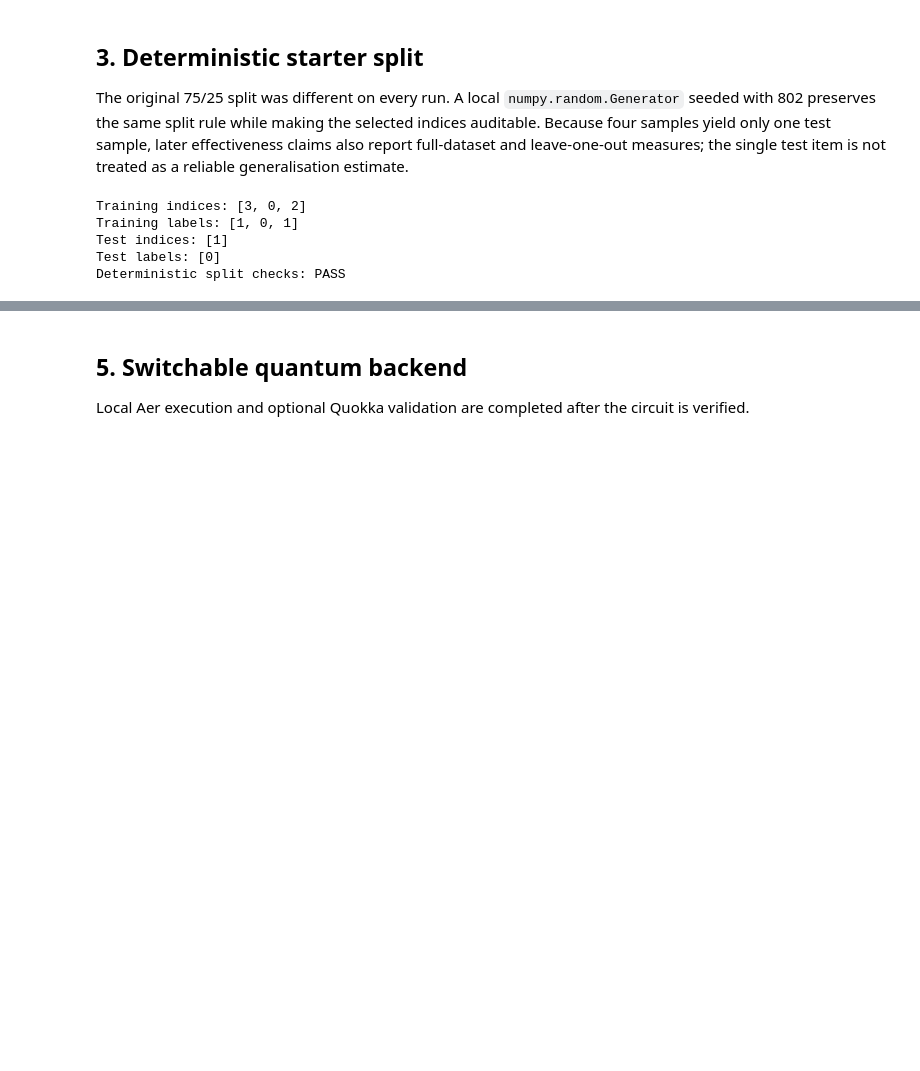
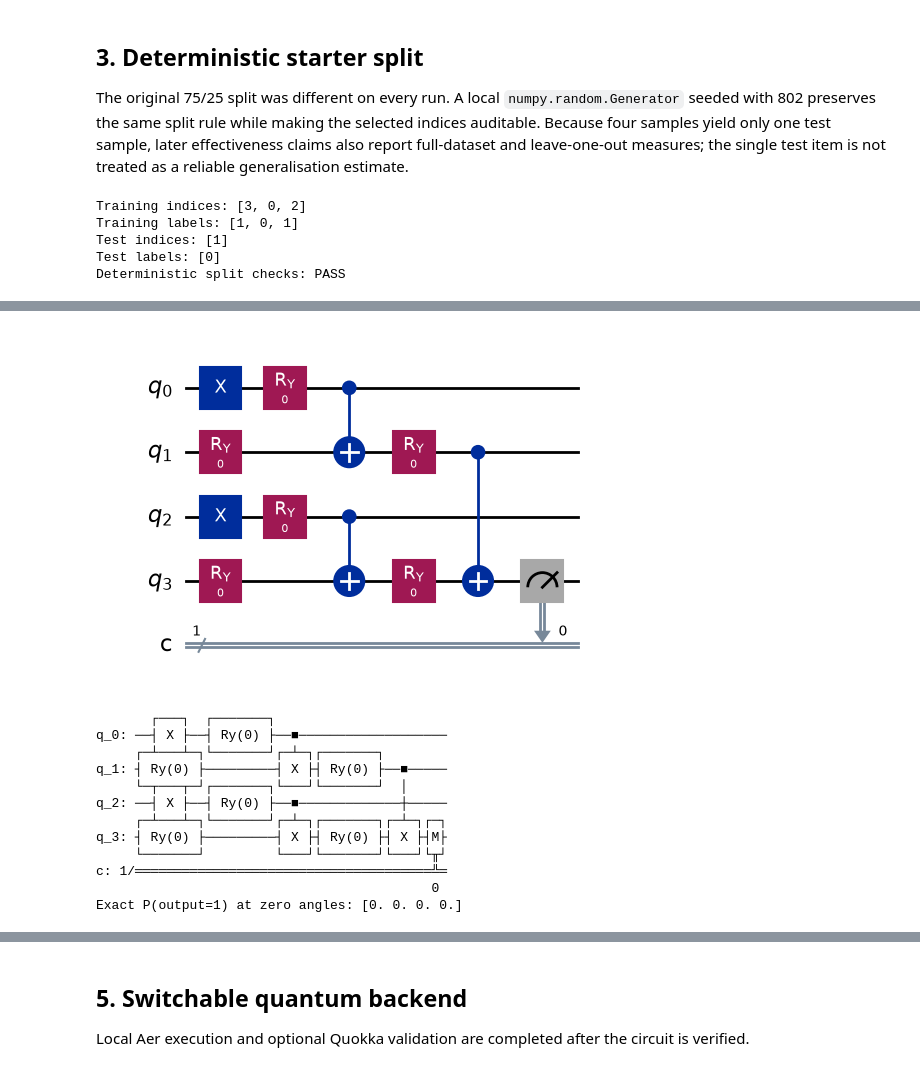
Before and after one commit to miku-wwl/802-Quantum-Computing, a Jupyter notebook: submission/Task_4_Quantum_ML/Task_4_Quantum_ML.ipynb, the cells around one changed output, grey strips where cells are left out. Saved outputs shown, nothing was run; the diff lists cells and outputs as text; code cells hidden in the pictures; blank space fills up the shorter version.

Commit message:
A2-21 Analyse Task 4 quantum circuit

```diff
--- a/submission/Task_4_Quantum_ML/Task_4_Quantum_ML.ipynb
+++ b/submission/Task_4_Quantum_ML/Task_4_Quantum_ML.ipynb
@@ -109,0 +124,16 @@ milestone.
+# %%
+from mse802.quantum_ml import (
+    create_quantum_classifier_circuit,
+    exact_output_probability,
+    generate_pairs,
+    parameter_count,
+)
+
+N_QUBITS = dataset.shape[1]
+N_PARAMETERS = parameter_count(N_QUBITS)
+PAIR_SCHEDULE = generate_pairs(N_QUBITS)
+
+print("Qubit/pixel mapping:", {f"p{i}": f"q{i}" for i in range(N_QUBITS)})
+print("Recursive pairs:", PAIR_SCHEDULE)
+print("Trainable parameters:", N_PARAMETERS)
+print("Readout: q3 -> c0")
@@ -109,0 +160,25 @@ milestone.
+# %%
+zero_angles = np.zeros(N_PARAMETERS)
+example_circuit = create_quantum_classifier_circuit(dataset[0], zero_angles)
+display(example_circuit.draw("mpl", fold=30))
+print(example_circuit)
+
+zero_predictions = np.array(
+    [exact_output_probability(sample, zero_angles) for sample in dataset]
+)
+print("Exact P(output=1) at zero angles:", zero_predictions)
+assert np.allclose(zero_predictions, 0.0, atol=1e-12)
+# %% [output]
+[figure, added]
+       ┌───┐  ┌───────┐
+q_0: ──┤ X ├──┤ Ry(0) ├──■───────────────────
+     ┌─┴───┴─┐└───────┘┌─┴─┐┌───────┐
+q_1: ┤ Ry(0) ├─────────┤ X ├┤ Ry(0) ├──■─────
+     └─┬───┬─┘┌───────┐└───┘└───────┘  │
+q_2: ──┤ X ├──┤ Ry(0) ├──■─────────────┼─────
+     ┌─┴───┴─┐└───────┘┌─┴─┐┌───────┐┌─┴─┐┌─┐
+q_3: ┤ Ry(0) ├─────────┤ X ├┤ Ry(0) ├┤ X ├┤M├
+     └───────┘         └───┘└───────┘└───┘└╥┘
+c: 1/══════════════════════════════════════╩═
+                                           0
+Exact P(output=1) at zero angles: [0. 0. 0. 0.]
```
Also changed, not shown: parts of 6 cells of this notebook, 8 other files.
